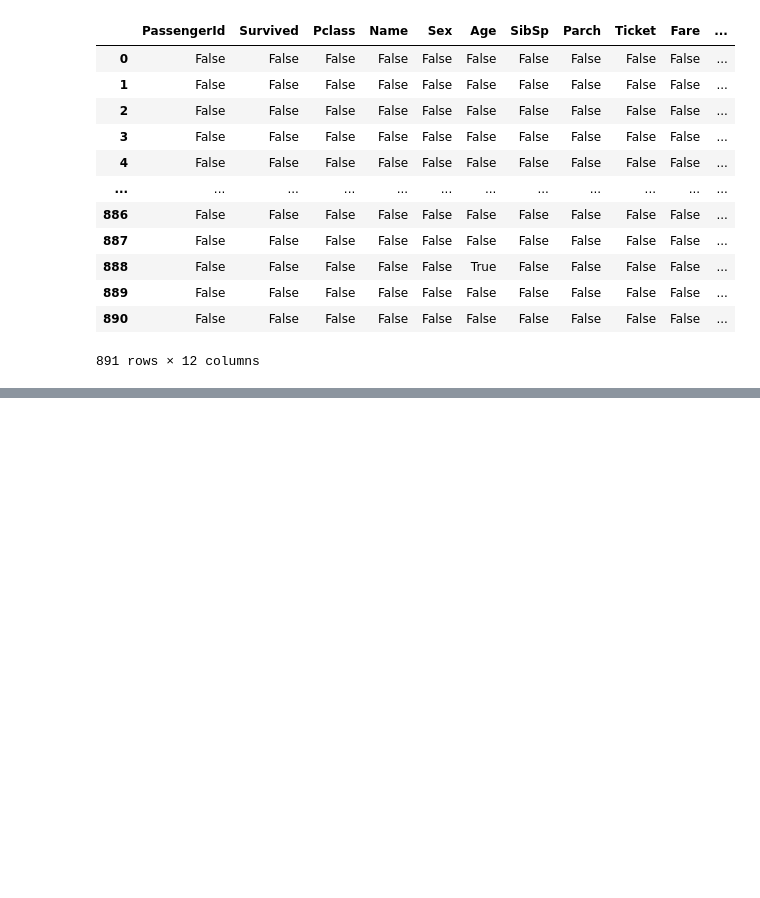
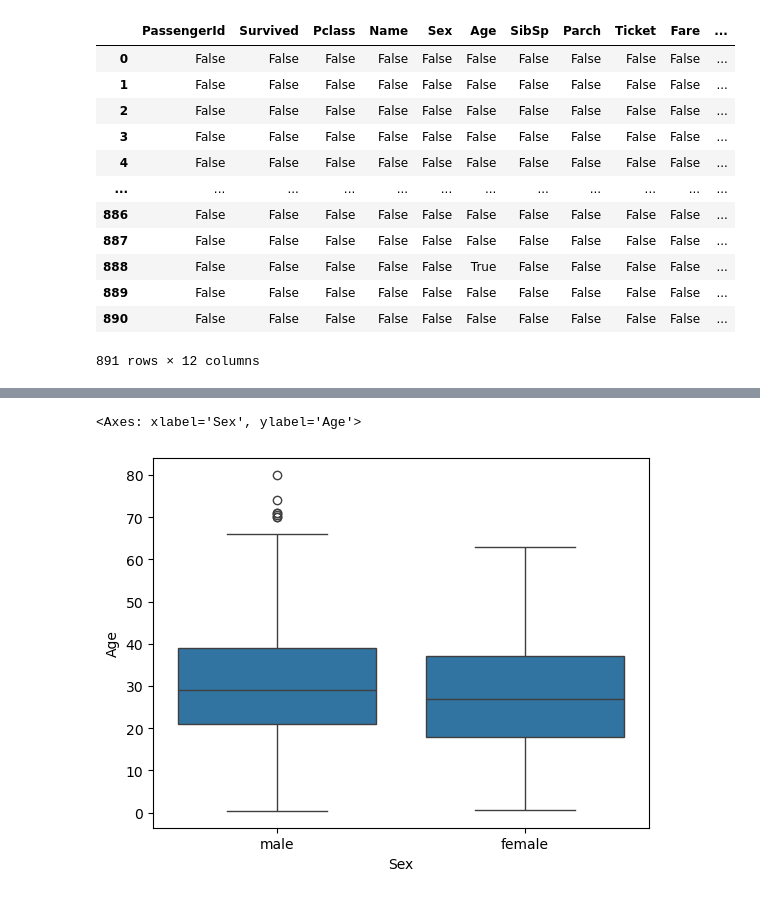
Before and after one commit to naimNB/Mechine-Learning, a Jupyter notebook: Logistic_Regression/Logistic_regression_in_titanic_dataset.ipynb, the cells around one changed output, grey strips where cells are left out. Drawn from its saved outputs; the diff is of its cells as text; code cells hidden in the pictures; blank space fills up the shorter version.

```diff
--- a/Logistic_Regression/Logistic_regression_in_titanic_dataset.ipynb
+++ b/Logistic_Regression/Logistic_regression_in_titanic_dataset.ipynb
@@ -83,0 +121,9 @@ sns.heatmap(
+# %%
+sns.boxplot(
+    data=data,
+    x='Sex',
+    y='Age'
+)
+# %% [output]
+<Axes: xlabel='Sex', ylabel='Age'>
+[figure, added]
```
Also changed, not shown: parts of 6 cells of this notebook.
